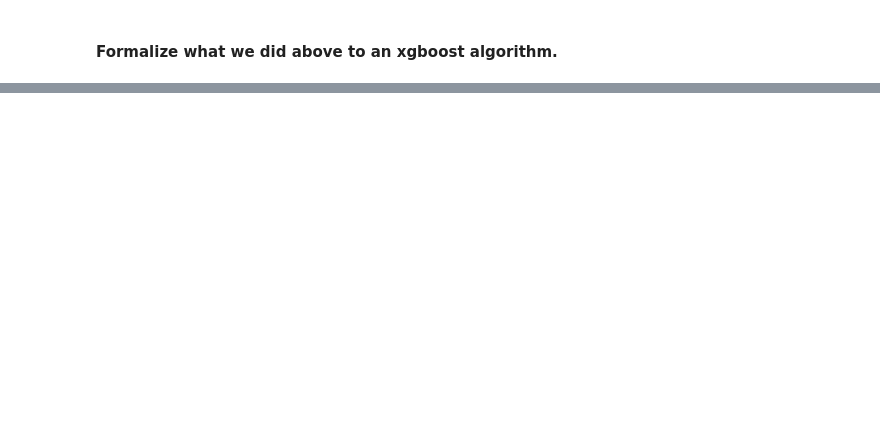
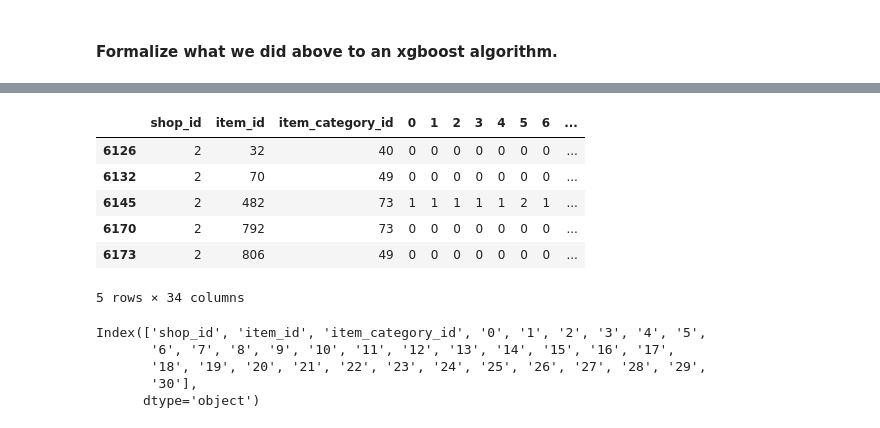
Before and after one commit to babinu-uthup-4JESUS-zz/Kaggle-Predict-Future-Sales, a Jupyter notebook: more_complex_models/gradient_boosting_add_item_category_average.ipynb, the cells around one changed output, grey strips where cells are left out. Cells and saved outputs as stored; diff of their text form; code cells hidden in the pictures; blank space fills up the shorter version.

```diff
--- a/more_complex_models/gradient_boosting_add_item_category_average.ipynb
+++ b/more_complex_models/gradient_boosting_add_item_category_average.ipynb
@@ -311,0 +443,5 @@ def build_xgboost_model(X, Y, new_X, new_Y, X_COLUMNS):
+# %%
+X_COLUMNS = ['shop_id', 'item_id', 'item_category_id'] + list(range(31))
+#X_COLUMNS = ['shop_id', 'item_id', 'item_category_id', 1]
+
+Y_COLUMN = 31
@@ -311,0 +465,27 @@ def build_xgboost_model(X, Y, new_X, new_Y, X_COLUMNS):
+# %%
+#X = daily_train_pivot[X_COLUMNS].copy()
+#Y = daily_train_pivot[[Y_COLUMN]].copy()
+X = daily_train_pivot[daily_train_pivot['isin_orig_data'] == True][X_COLUMNS].copy()
+Y = daily_train_pivot[daily_train_pivot['isin_orig_data'] == True][[Y_COLUMN]].copy()
+# %%
+str_X_COLUMNS = ['shop_id', 'item_id', 'item_category_id'] + [str(x) for x in list(range(31))]
+# %%
+X.columns = str_X_COLUMNS
+# %%
+X.head()
+# %% [output]
+|  | shop_id | item_id | item_category_id | 0 | 1 | 2 | 3 | 4 | 5 | 6 | ... |
+| 6126 | 2 | 32 | 40 | 0 | 0 | 0 | 0 | 0 | 0 | 0 | ... |
+| 6132 | 2 | 70 | 49 | 0 | 0 | 0 | 0 | 0 | 0 | 0 | ... |
+| 6145 | 2 | 482 | 73 | 1 | 1 | 1 | 1 | 1 | 2 | 1 | ... |
+| 6170 | 2 | 792 | 73 | 0 | 0 | 0 | 0 | 0 | 0 | 0 | ... |
+| 6173 | 2 | 806 | 49 | 0 | 0 | 0 | 0 | 0 | 0 | 0 | ... |
+5 rows × 34 columns
+# %%
+X.columns
+# %% [output]
+Index(['shop_id', 'item_id', 'item_category_id', '0', '1', '2', '3', '4', '5',
+       '6', '7', '8', '9', '10', '11', '12', '13', '14', '15', '16', '17',
+       '18', '19', '20', '21', '22', '23', '24', '25', '26', '27', '28', '29',
+       '30'],
+      dtype='object')
```
Also changed, not shown: parts of 66 cells of this notebook.
